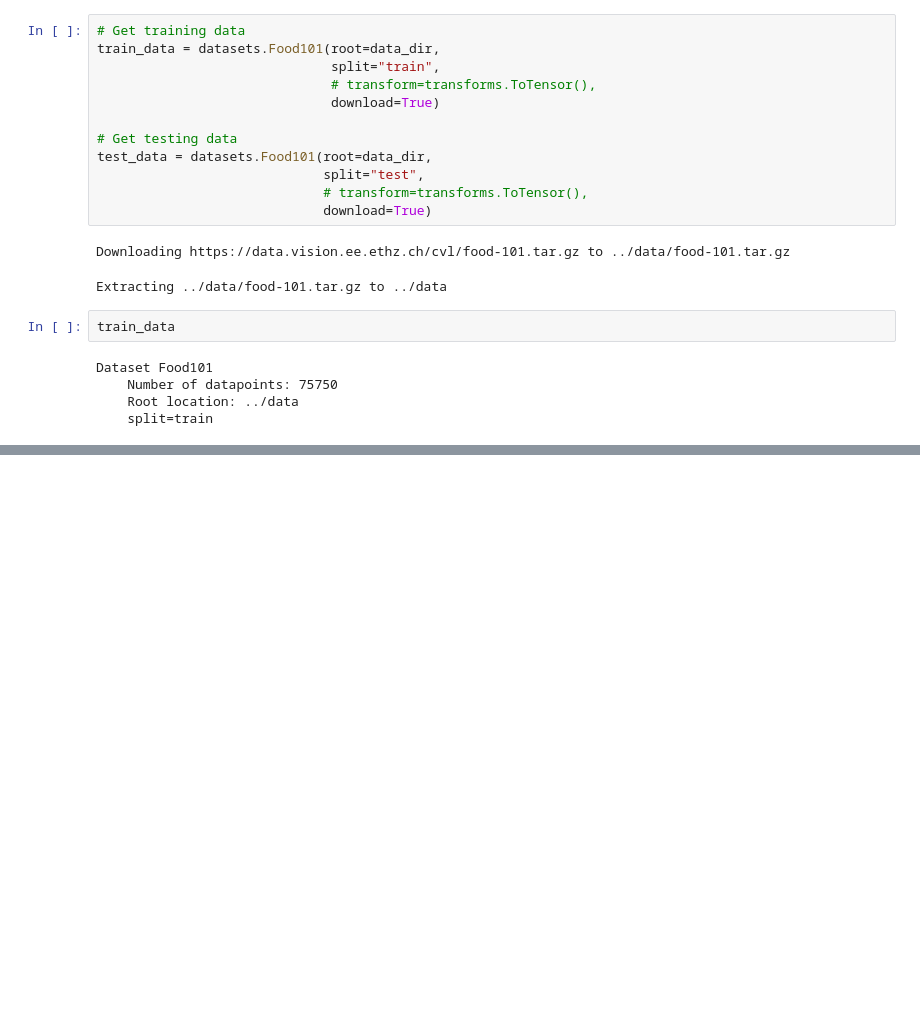
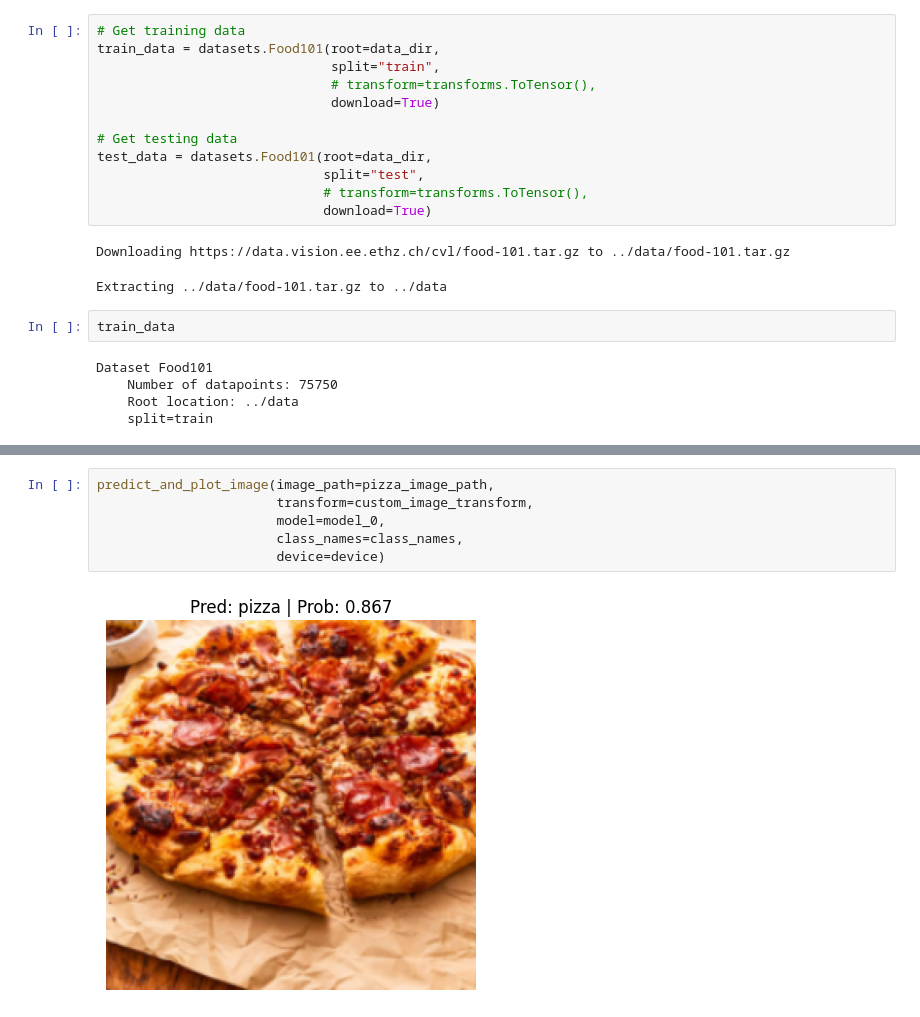
Before and after one commit to RannellRobertson/Python-Deep-Learning-Projects, a Jupyter notebook: pytorch_custom_datasets_exercises.ipynb, the cells around one changed output, grey strips where cells are left out. Drawn from its saved outputs; the diff is of its cells as text; blank space fills up the shorter version.

```diff
--- a/pytorch_custom_datasets_exercises.ipynb
+++ b/pytorch_custom_datasets_exercises.ipynb
@@ -1309,0 +1526,8 @@ Creating directory: '../data/pizza_steak_sushi_50_percent'
+# %%
+predict_and_plot_image(image_path=pizza_image_path,
+                       transform=custom_image_transform,
+                       model=model_0,
+                       class_names=class_names,
+                       device=device)
+# %% [output]
+[figure, added]
```
Also changed, not shown: parts of 19 cells of this notebook.
